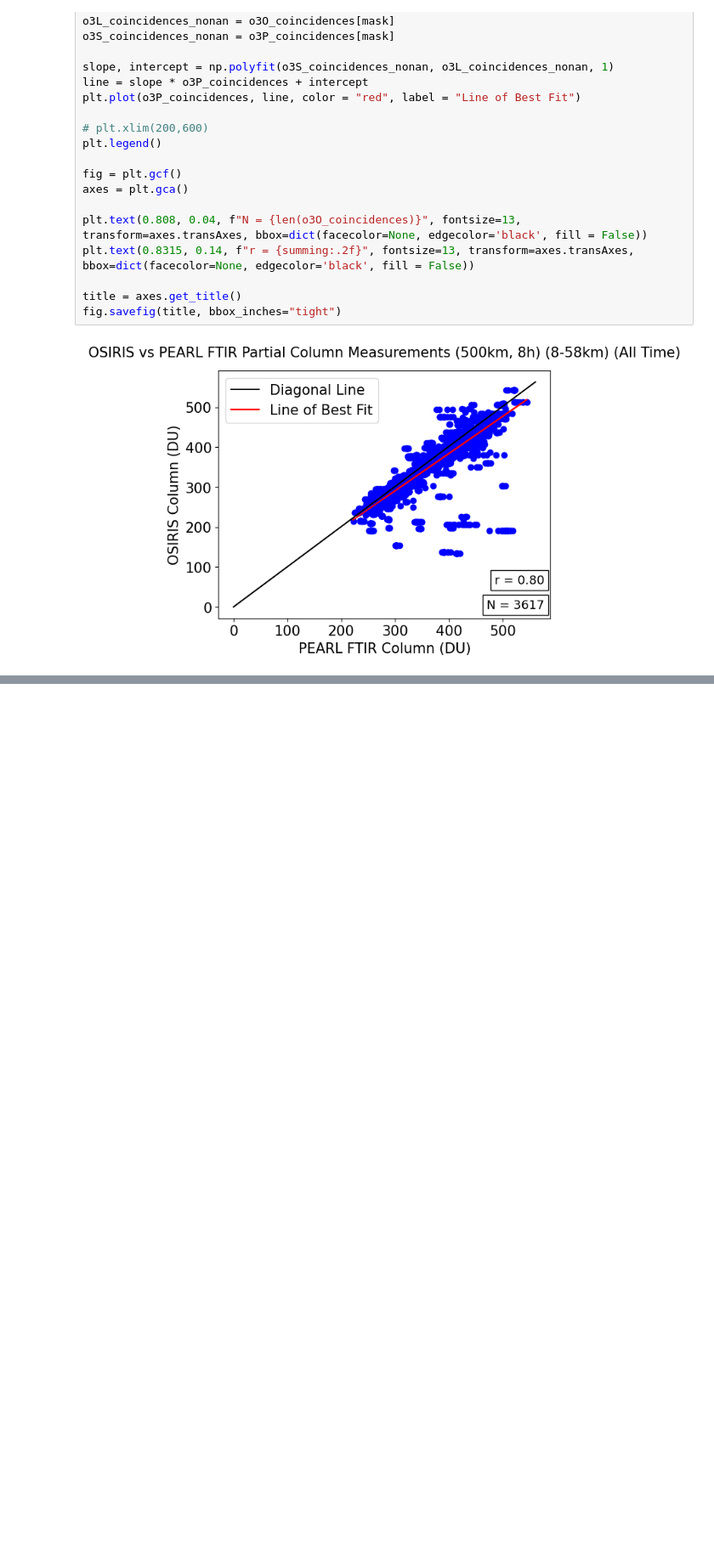
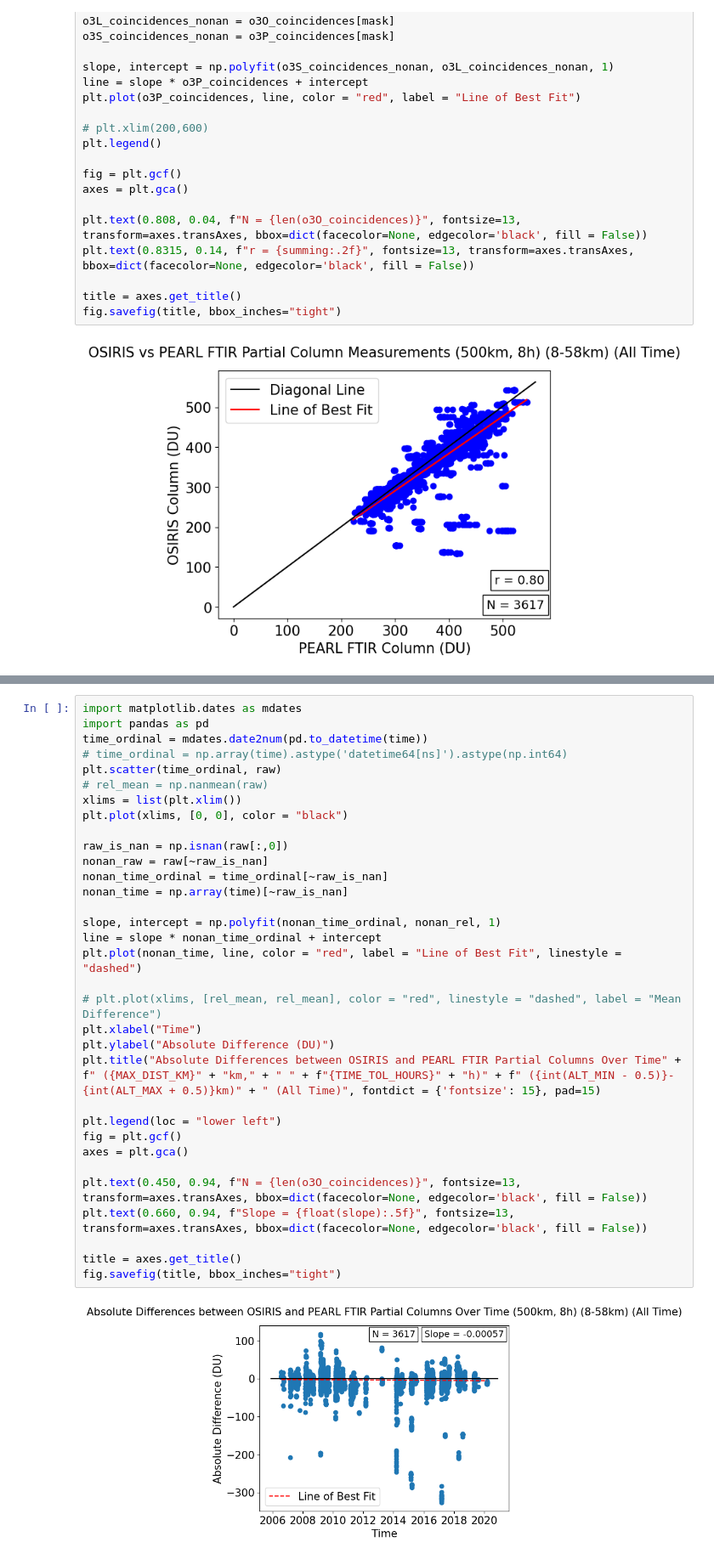
Before and after one commit to Sallamsaka/ozone-measurement-comparison, a Jupyter notebook: O3_ANALYSIS/COLUMN_COMPARISONS/pearl_ftir osiris column comparisons.ipynb, the cells around one changed output, grey strips where cells are left out. Shown: that part at 85% size. Saved outputs shown, nothing was run; the diff lists cells and outputs as text; blank space fills up the shorter version.

```diff
--- a/O3_ANALYSIS/COLUMN_COMPARISONS/pearl_ftir osiris column comparisons.ipynb
+++ b/O3_ANALYSIS/COLUMN_COMPARISONS/pearl_ftir osiris column comparisons.ipynb
@@ -274,0 +310,35 @@ fig.savefig(title, bbox_inches="tight")
+# %%
+import matplotlib.dates as mdates
+import pandas as pd
+time_ordinal = mdates.date2num(pd.to_datetime(time))
+# time_ordinal = np.array(time).astype('datetime64[ns]').astype(np.int64)
+plt.scatter(time_ordinal, raw)
+# rel_mean = np.nanmean(raw)
+xlims = list(plt.xlim())
+plt.plot(xlims, [0, 0], color = "black")
+
+raw_is_nan = np.isnan(raw[:,0])
+nonan_raw = raw[~raw_is_nan]
+nonan_time_ordinal = time_ordinal[~raw_is_nan]
+nonan_time = np.array(time)[~raw_is_nan]
+
+slope, intercept = np.polyfit(nonan_time_ordinal, nonan_rel, 1)
+line = slope * nonan_time_ordinal + intercept
+plt.plot(nonan_time, line, color = "red", label = "Line of Best Fit", linestyle = "dashed")
+
+# plt.plot(xlims, [rel_mean, rel_mean], color = "red", linestyle = "dashed", label = "Mean Difference")
+plt.xlabel("Time")
+plt.ylabel("Absolute Difference (DU)")
+plt.title("Absolute Differences between OSIRIS and PEARL FTIR Partial Columns Over Time" + f" ({MAX_DIST_KM}" + "km," + " " + f"{TIME_TOL_HOURS}" + "h)" + f" ({int(ALT_MIN - 0.5)}-{int(ALT_MAX + 0.5)}km)" + " (All Time)", fontdict = {'fontsize': 15}, pad=15)
+
+plt.legend(loc = "lower left")
+fig = plt.gcf()
+axes = plt.gca()
+
+plt.text(0.450, 0.94, f"N = {len(o3O_coincidences)}", fontsize=13, transform=axes.transAxes, bbox=dict(facecolor=None, edgecolor='black', fill = False))
+plt.text(0.660, 0.94, f"Slope = {float(slope):.5f}", fontsize=13, transform=axes.transAxes, bbox=dict(facecolor=None, edgecolor='black', fill = False))
+
+title = axes.get_title()
+fig.savefig(title, bbox_inches="tight")
+# %% [output]
+[figure, added]
```
Also changed, not shown: parts of 3 cells of this notebook, 12 other files.
